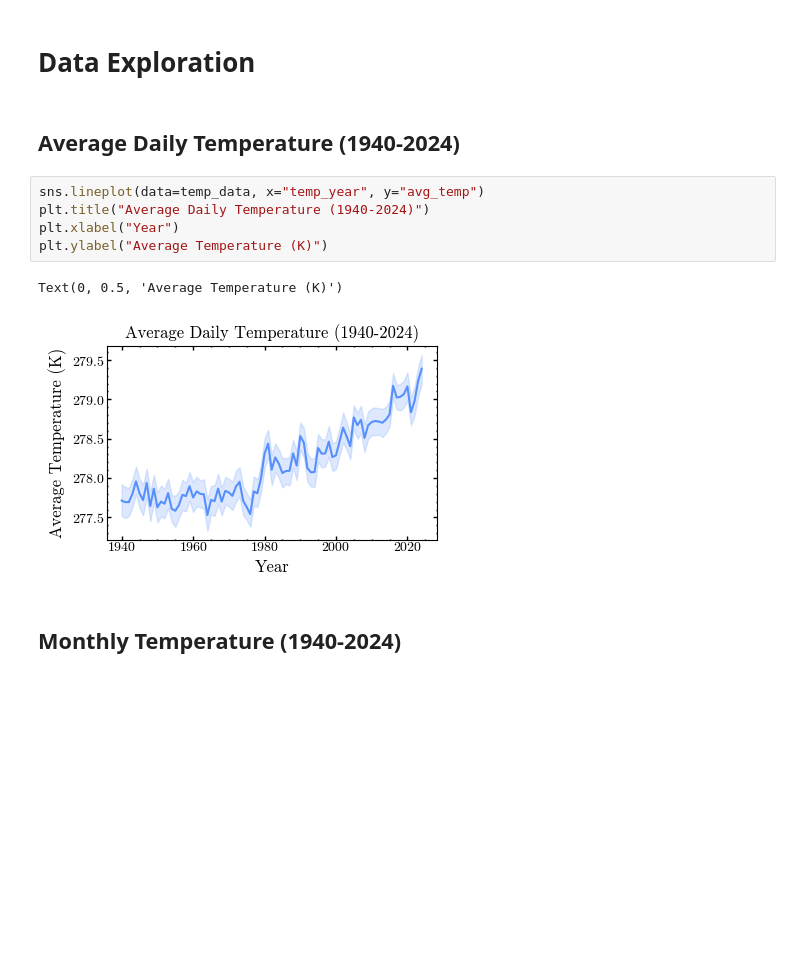
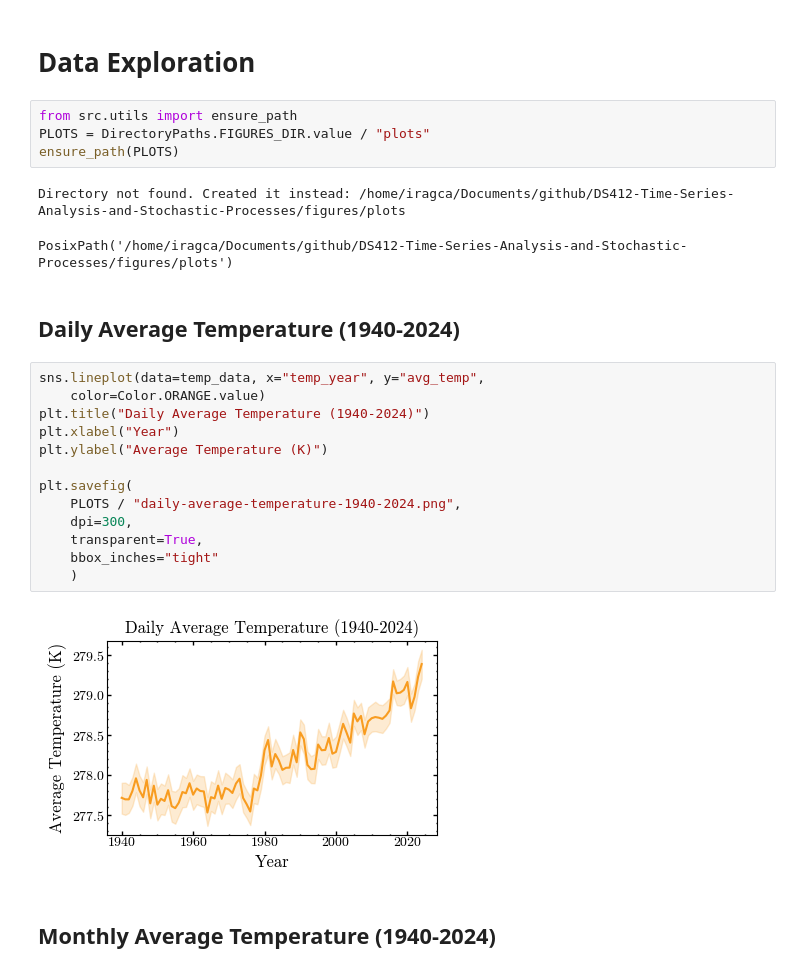
Before and after one commit to iragca/DS412-Time-Series-Analysis-and-Stochastic-Processes, a Jupyter notebook: notebooks/1.0-Case-Study.ipynb, the cells around one changed output. Drawn from its saved outputs; the diff is of its cells as text; blank space fills up the shorter version.

```diff
--- a/notebooks/1.0-Case-Study.ipynb
+++ b/notebooks/1.0-Case-Study.ipynb
@@ -53,15 +53,29 @@ shape: (31_046, 4)
 | 2024 | 12 | 31 | 278.088689 |
 # %% [markdown]
 # Data Exploration
+# %%
+from src.utils import ensure_path
+PLOTS = DirectoryPaths.FIGURES_DIR.value / "plots"
+ensure_path(PLOTS)
+# %% [output]
+Directory not found. Created it instead: /home/iragca/Documents/github/DS412-Time-Series-Analysis-and-Stochastic-Processes/figures/plots
+PosixPath('/home/iragca/Documents/github/DS412-Time-Series-Analysis-and-Stochastic-Processes/figures/plots')
 # %% [markdown]
-## Average Daily Temperature (1940-2024)
+## Daily Average Temperature (1940-2024)
 # %%
-sns.lineplot(data=temp_data, x="temp_year", y="avg_temp")
-plt.title("Average Daily Temperature (1940-2024)")
+sns.lineplot(data=temp_data, x="temp_year", y="avg_temp",
+    color=Color.ORANGE.value)
+plt.title("Daily Average Temperature (1940-2024)")
 plt.xlabel("Year")
 plt.ylabel("Average Temperature (K)")
+
+plt.savefig(
+    PLOTS / "daily-average-temperature-1940-2024.png",
+    dpi=300,
+    transparent=True,
+    bbox_inches="tight"
+    )
 # %% [output]
-Text(0, 0.5, 'Average Temperature (K)')
-[figure, old version]
+[figure, new version]
 # %% [markdown]
-## Monthly Temperature (1940-2024)
+## Monthly Average Temperature (1940-2024)
```
Also changed, not shown: parts of 3 cells of this notebook, 4 other files.
